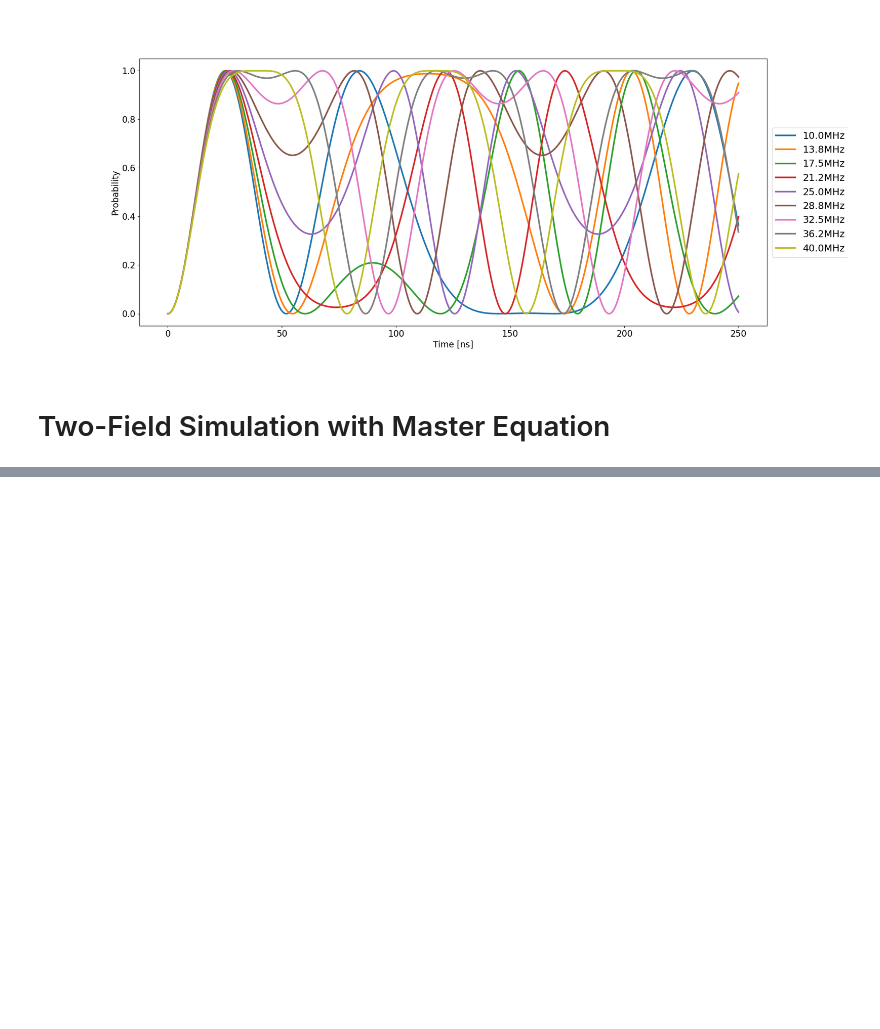
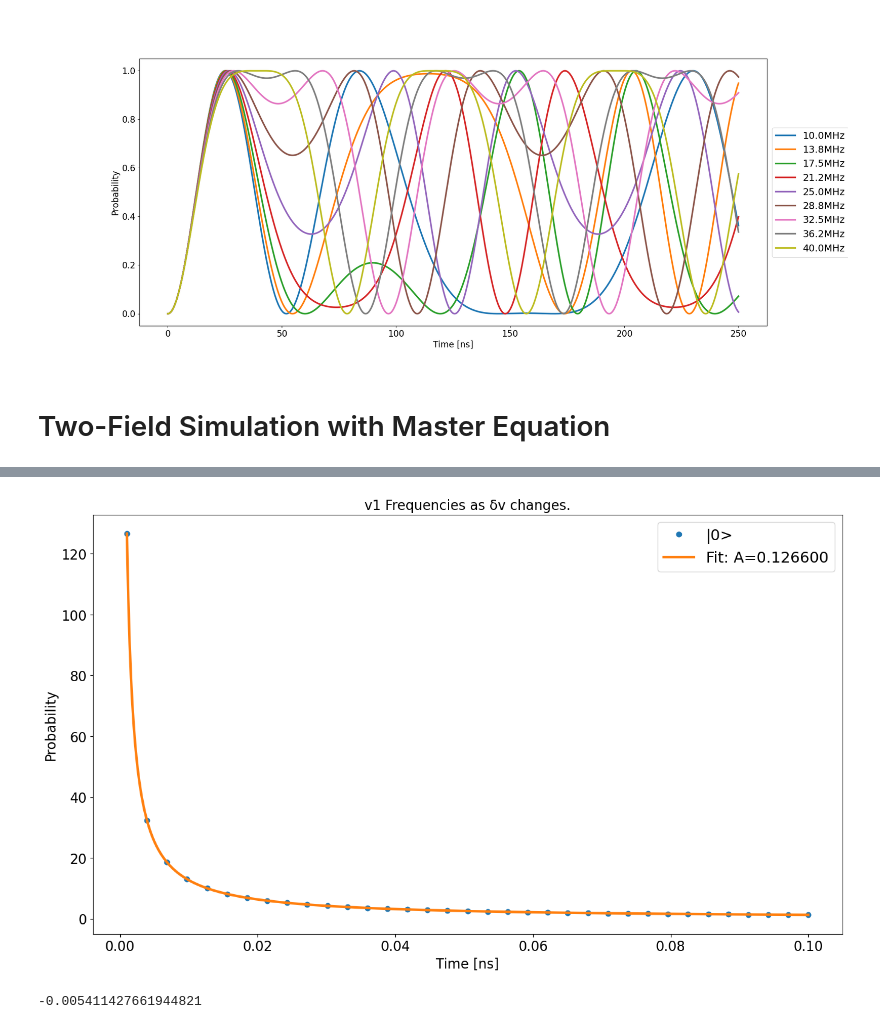
Before and after one commit to ZakEspley/TLS-Intro, a Jupyter notebook: QuTIP/DualField.ipynb, the cells around one changed output, grey strips where cells are left out. Saved outputs shown, nothing was run; the diff lists cells and outputs as text; code cells hidden in the pictures; blank space fills up the shorter version.

```diff
--- a/QuTIP/DualField.ipynb
+++ b/QuTIP/DualField.ipynb
@@ -473,0 +577,30 @@ result = sesolve(H2, ψ0, times, e_ops=[], args=dict(eps=ϵ, vp=νp, omegaX=Ωx,
+# %%
+def v1Fit(dv, A):
+    return A/dv
+
+def v1Guess(dv, Ωx):
+    return (1+4*Ωx)/(10*dv)
+
+def line(x, m, b):
+    return m*x+b
+# %%
+# lim = 1600
+fig, ax = plt.subplots(figsize=(16,9))
+fakedvs = np.linspace(dvmin, dvmax, 500)
+ax.plot(dvdata, v1s, "o", label="|0>")
+title = "v1 Frequencies as δv changes."
+f1 = (1+4*Ωx)/(10*dv)
+f2 = dv
+pop, pcov = curve_fit(v1Fit, dvdata, v1s, [(1+4*Ωx)/(10)])
+# pop1, pcov1 = curve_fit(FM, result.times, zero, [0.5, f1, 0, f2, 0, 0.5, 0.000175])
+# ax.plot(result.times, FM3(result.times, *[0.5, 0.01, 0, 0.01, 0, 0.05, 0.5, -0.000175]))
+ax.plot(fakedvs, v1Fit(fakedvs, *pop), label=f"Fit: A={pop[0]:0.6f}")
+# ax.plot(fakedvs, v1Guess(fakedvs, Ωx), "--", label="Guess")
+ax.set_xlabel("Time [ns]")
+ax.set_ylabel("Probability")
+# ax.set_xlim(0,lim)
+ax.set_title(title)
+ax.legend()
+plt.show()
+# %% [output]
+[figure, added]
@@ -473,0 +609,4 @@ result = sesolve(H2, ψ0, times, e_ops=[], args=dict(eps=ϵ, vp=νp, omegaX=Ωx,
+# %%
+(A-0.12600)/((A+0.12600)/2)
+# %% [output]
+-0.005411427661944821
```
Also changed, not shown: parts of 16 cells of this notebook, 4 other files.
